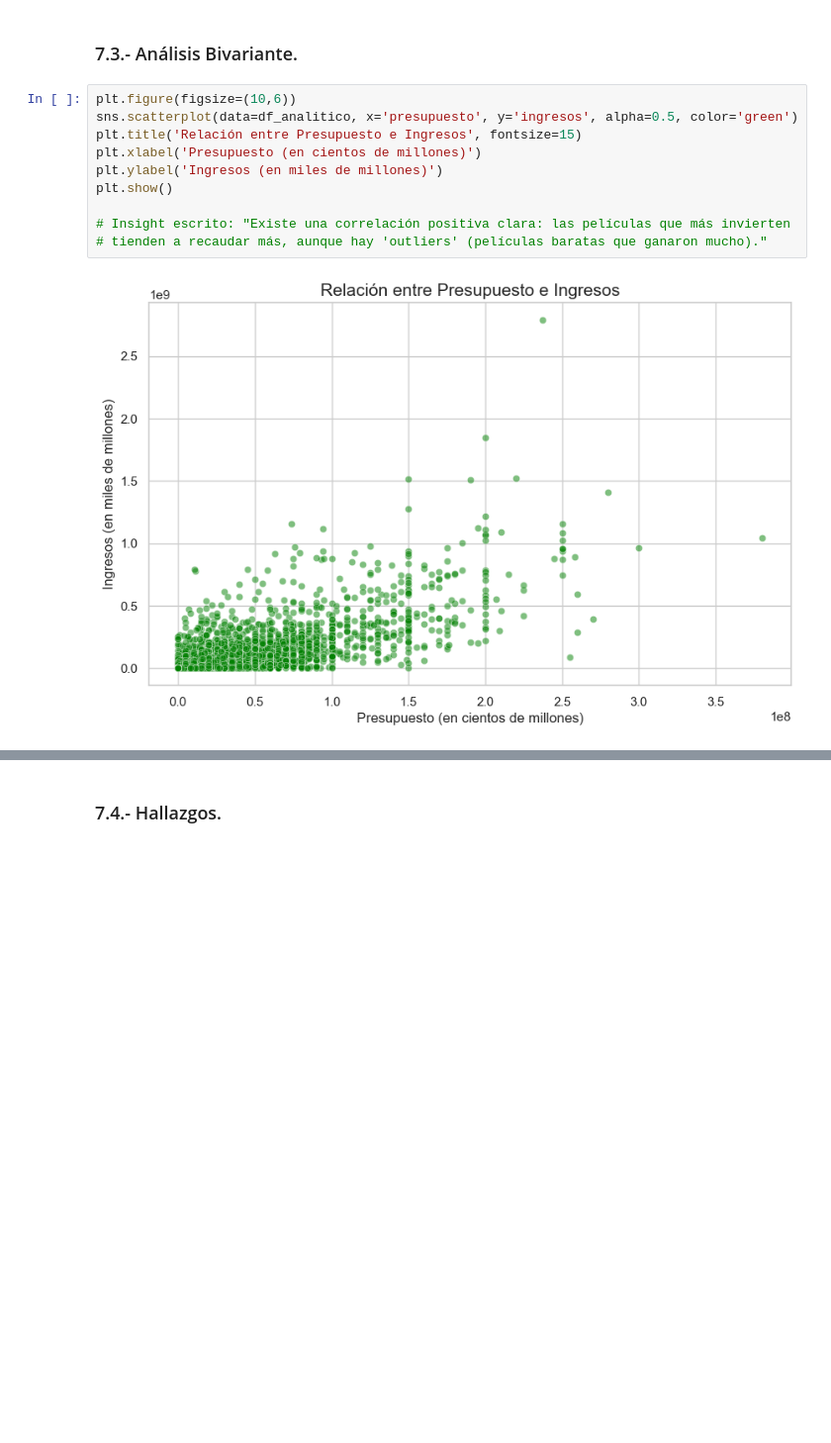
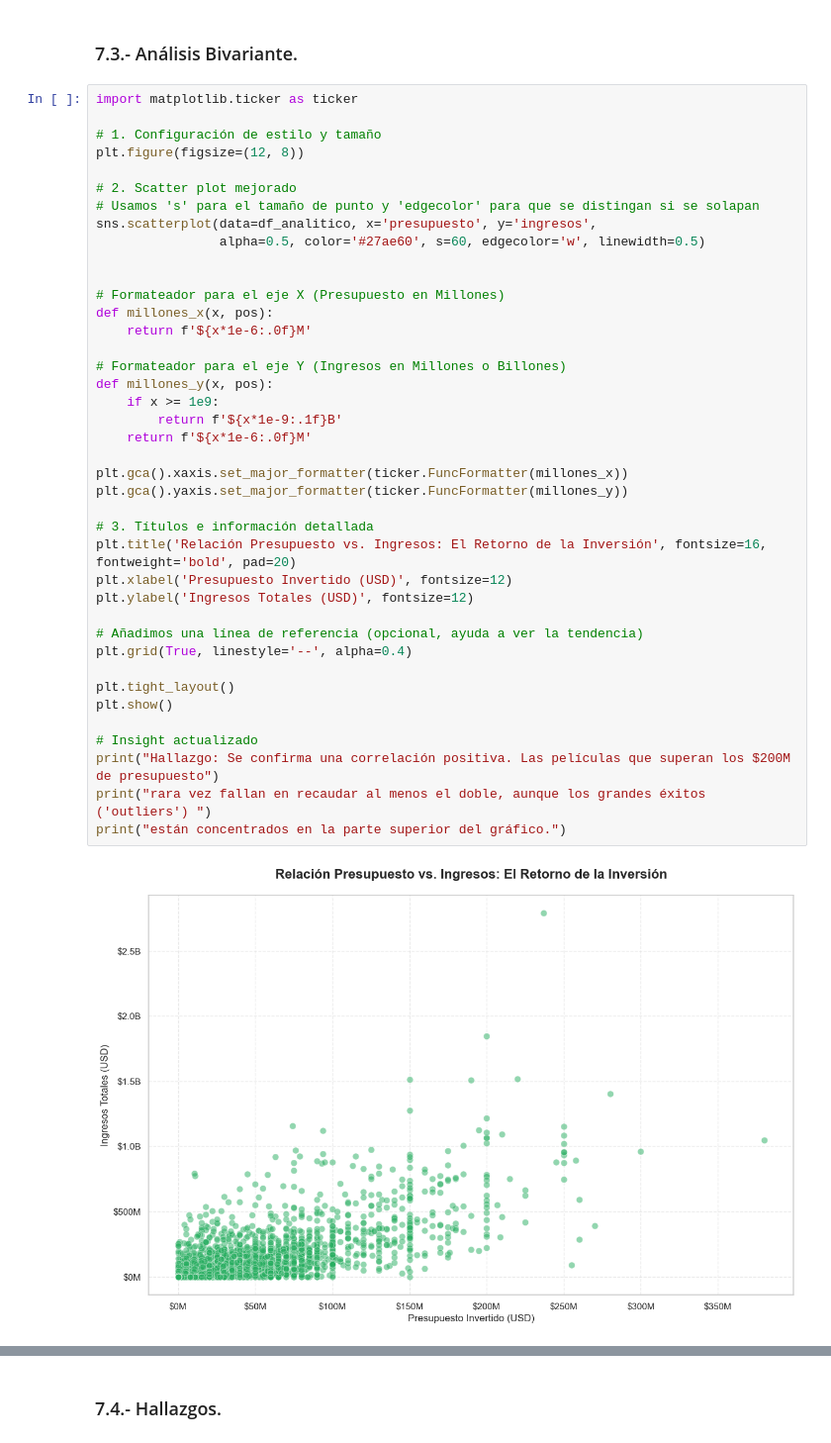
Before and after one commit to CesaReveron/An-lisis-de-Dataset-5000-Peliculas, a Jupyter notebook: analisis_previo.ipynb, the cells around one changed output, grey strips where cells are left out. Shown at 99% size. Saved outputs shown, nothing was run; the diff lists cells and outputs as text; blank space fills up the shorter version.

Commit message:
Cambio en el grafico de analisis bivariante
se modifico el grafico para que sea mas detallado y fácil de entender

```diff
--- a/analisis_previo.ipynb
+++ b/analisis_previo.ipynb
@@ -389,14 +389,44 @@ plt.show()
 # %% [markdown]
 ### 7.3.- Análisis Bivariante.
 # %%
-plt.figure(figsize=(10,6))
-sns.scatterplot(data=df_analitico, x='presupuesto', y='ingresos', alpha=0.5, color='green')
-plt.title('Relación entre Presupuesto e Ingresos', fontsize=15)
-plt.xlabel('Presupuesto (en cientos de millones)')
-plt.ylabel('Ingresos (en miles de millones)')
+import matplotlib.ticker as ticker
+
+# 1. Configuración de estilo y tamaño
+plt.figure(figsize=(12, 8))
+
+# 2. Scatter plot mejorado
+# Usamos 's' para el tamaño de punto y 'edgecolor' para que se distingan si se solapan
+sns.scatterplot(data=df_analitico, x='presupuesto', y='ingresos',
+                alpha=0.5, color='#27ae60', s=60, edgecolor='w', linewidth=0.5)
+
+
+# Formateador para el eje X (Presupuesto en Millones)
+def millones_x(x, pos):
+    return f'${x*1e-6:.0f}M'
+
+# Formateador para el eje Y (Ingresos en Millones o Billones)
+def millones_y(x, pos):
+    if x >= 1e9:
+        return f'${x*1e-9:.1f}B'
+    return f'${x*1e-6:.0f}M'
+
+plt.gca().xaxis.set_major_formatter(ticker.FuncFormatter(millones_x))
+plt.gca().yaxis.set_major_formatter(ticker.FuncFormatter(millones_y))
+
+# 3. Títulos e información detallada
+plt.title('Relación Presupuesto vs. Ingresos: El Retorno de la Inversión', fontsize=16, fontweight='bold', pad=20)
+plt.xlabel('Presupuesto Invertido (USD)', fontsize=12)
+plt.ylabel('Ingresos Totales (USD)', fontsize=12)
+
+# Añadimos una línea de referencia (opcional, ayuda a ver la tendencia)
+plt.grid(True, linestyle='--', alpha=0.4)
+
+plt.tight_layout()
 plt.show()
 
-# Insight escrito: "Existe una correlación positiva clara: las películas que más invierten
-# tienden a recaudar más, aunque hay 'outliers' (películas baratas que ganaron mucho)."
+# Insight actualizado
+print("Hallazgo: Se confirma una correlación positiva. Las películas que superan los $200M de presupuesto")
+print("rara vez fallan en recaudar al menos el doble, aunque los grandes éxitos ('outliers') ")
+print("están concentrados en la parte superior del gráfico.")
 # %% [output]
-[figure, old version]
+[figure, new version]
```
Also changed, not shown: parts of 2 cells of this notebook.
